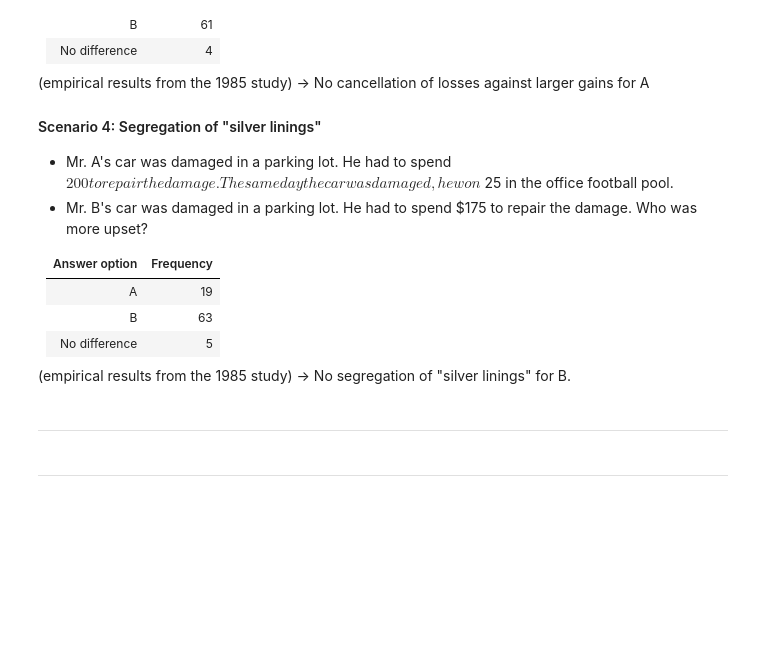
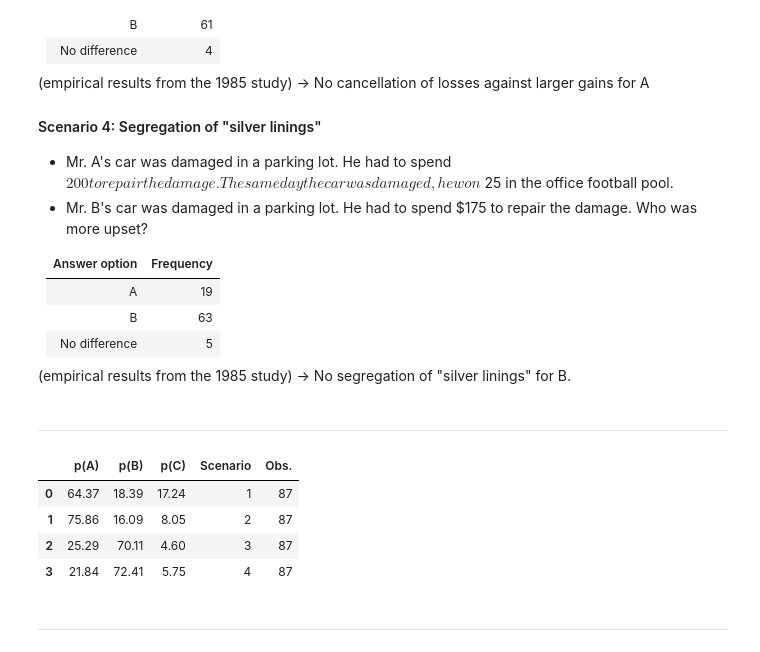
Before and after one commit to MariusDSPM/Data-Science-Project, a Jupyter notebook: Prospect_Theory.ipynb, the cells around one changed output. Saved outputs shown, nothing was run; the diff lists cells and outputs as text; code cells hidden in the pictures; blank space fills up the shorter version.

```diff
--- a/Prospect_Theory.ipynb
+++ b/Prospect_Theory.ipynb
@@ -93,3 +93,15 @@ PT_p_scenario1 = [np.round((56/(56+16+15)*100), 2), np.round(16/(56+16+15)*100,2
 PT_p_scenario2 = [np.round((66/(66+14+7)*100), 2), np.round((14/(66+14+7)*100), 2), np.round((7/(66+14+7)*100), 2)]
 PT_p_scenario3 = [np.round((22/(22+61+4)*100), 2), np.round((61/(22+61+4)*100), 2), np.round((4/(22+61+4)*100), 2)]
 PT_p_scenario4 = [np.round((19/(19+63+5)*100), 2), np.round((63/(19+63+5)*100), 2), np.round((5/(19+63+5)*100), 2)]
+# %%
+# Create dataframe with additional information about experiment
+PT_original_results = pd.DataFrame([PT_p_scenario1, PT_p_scenario2, PT_p_scenario3, PT_p_scenario4], columns=['p(A)', 'p(B)', 'p(C)'])
+PT_original_results['Scenario'] = ['1', '2', '3', '4']
+PT_original_results['Obs.'] = ['87', '87', '87', '87']
+PT_original_results
+# %% [output]
+|  | p(A) | p(B) | p(C) | Scenario | Obs. |
+| 0 | 64.37 | 18.39 | 17.24 | 1 | 87 |
+| 1 | 75.86 | 16.09 | 8.05 | 2 | 87 |
+| 2 | 25.29 | 70.11 | 4.60 | 3 | 87 |
+| 3 | 21.84 | 72.41 | 5.75 | 4 | 87 |
```
Also changed, not shown: parts of 17 cells of this notebook, 9 other files.
